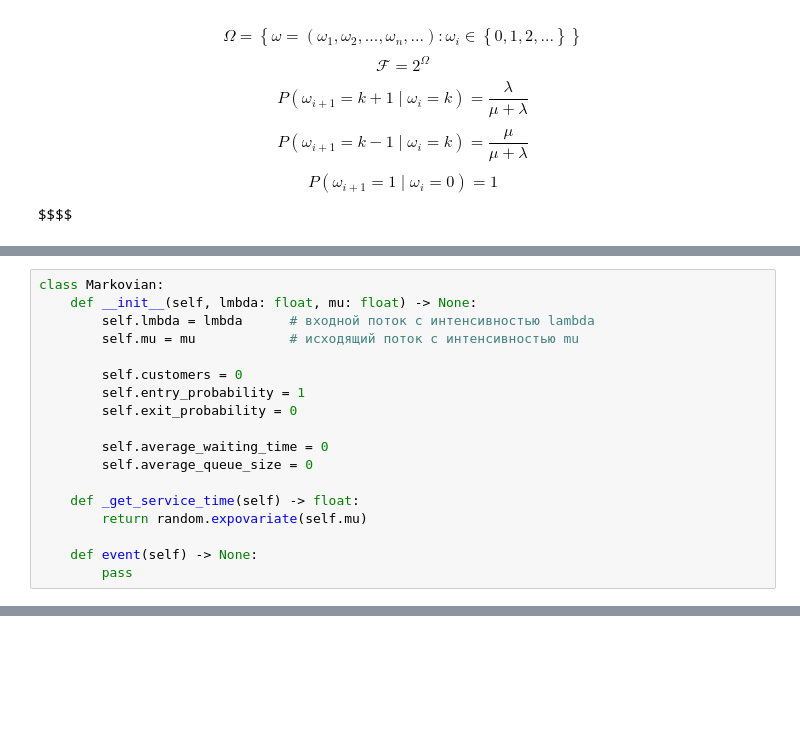
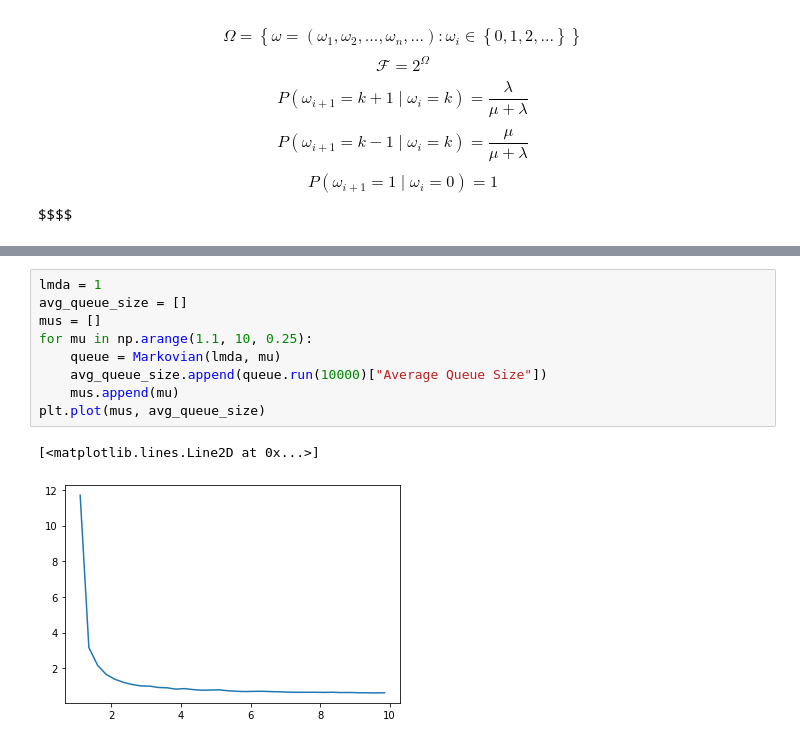
Before and after one commit to Ailurus1/MM1-Queue, a Jupyter notebook: QueueSimulation.ipynb, the cells around one changed output, grey strips where cells are left out. Drawn from its saved outputs; the diff is of its cells as text; blank space fills up the shorter version.

Commit message:
Added average queue size computing

```diff
--- a/QueueSimulation.ipynb
+++ b/QueueSimulation.ipynb
@@ -37,21 +40,3 @@ import random
 
 SEED = 42
 random.seed(SEED)
-# %%
-class Markovian:
-    def __init__(self, lmbda: float, mu: float) -> None:
-        self.lmbda = lmbda      # входной поток с интенсивностью lambda
-        self.mu = mu            # исходящий поток с интенсивностью mu
-
-        self.customers = 0
-        self.entry_probability = 1
-        self.exit_probability = 0
-
-        self.average_waiting_time = 0
-        self.average_queue_size = 0
-
-    def _get_service_time(self) -> float:
-        return random.expovariate(self.mu)
-
-    def event(self) -> None:
-        pass
@@ -57,0 +101,12 @@ class Markovian:
+# %%
+lmda = 1
+avg_queue_size = []
+mus = []
+for mu in np.arange(1.1, 10, 0.25):
+    queue = Markovian(lmda, mu)
+    avg_queue_size.append(queue.run(10000)["Average Queue Size"])
+    mus.append(mu)
+plt.plot(mus, avg_queue_size)
+# %% [output]
+[<matplotlib.lines.Line2D at 0x...>]
+[figure, added]
```
Also changed, not shown: parts of 2 cells of this notebook.
